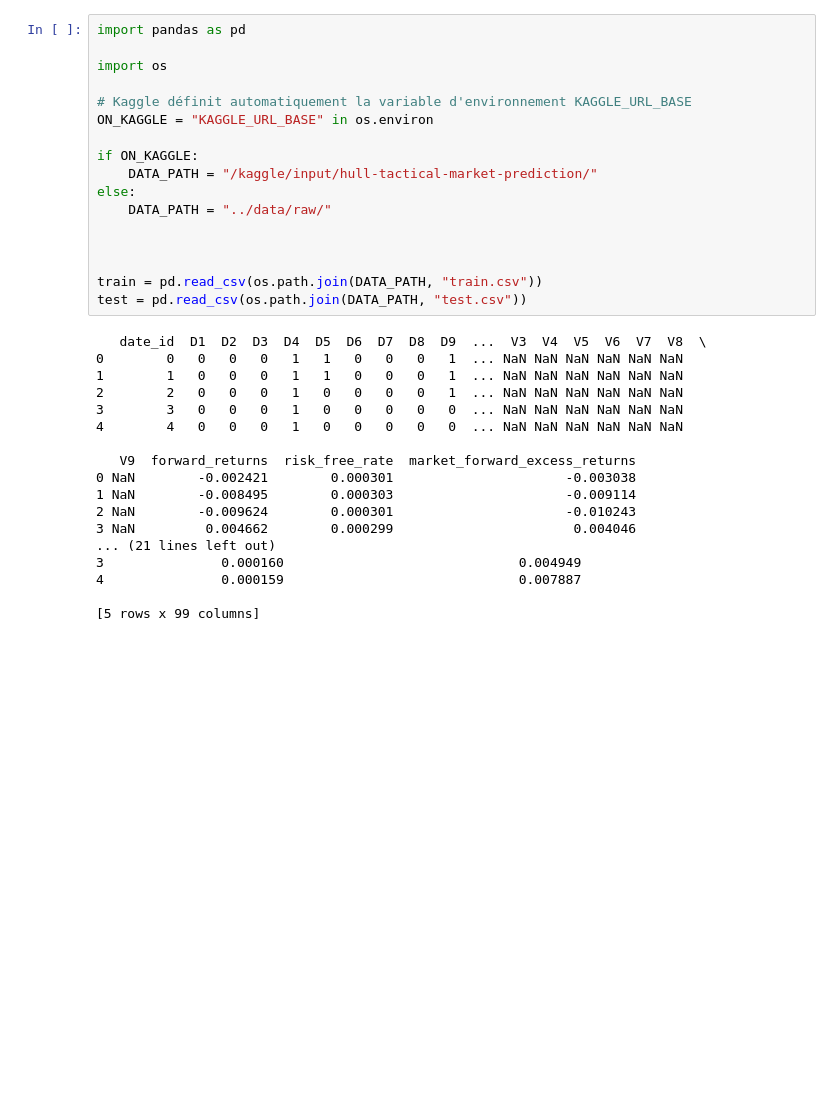
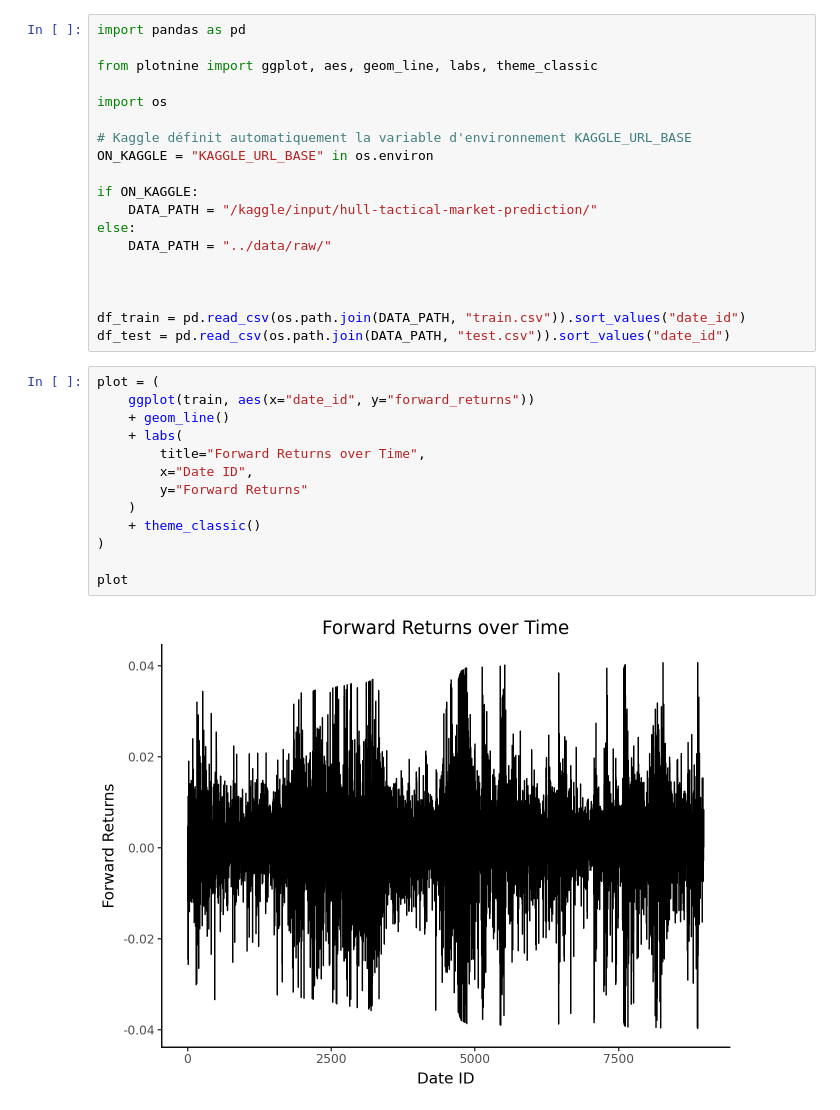
Before and after one commit to PaulCascarino/Kaggle-Hull_Market_Pred, a Jupyter notebook: notebooks/eda.ipynb, the cells around one changed output. Cells and saved outputs as stored; diff of their text form; blank space fills up the shorter version.

```diff
--- a/notebooks/eda.ipynb
+++ b/notebooks/eda.ipynb
@@ -1,5 +1,7 @@
 # %%
 import pandas as pd
+
+from plotnine import ggplot, aes, geom_line, labs, theme_classic
 
 import os
 
@@ -13,23 +15,20 @@ else:
 
 
 
-train = pd.read_csv(os.path.join(DATA_PATH, "train.csv"))
-test = pd.read_csv(os.path.join(DATA_PATH, "test.csv"))
+df_train = pd.read_csv(os.path.join(DATA_PATH, "train.csv")).sort_values("date_id")
+df_test = pd.read_csv(os.path.join(DATA_PATH, "test.csv")).sort_values("date_id")
-# %% [output]
-   date_id  D1  D2  D3  D4  D5  D6  D7  D8  D9  ...  V3  V4  V5  V6  V7  V8  \
-0        0   0   0   0   1   1   0   0   0   1  ... NaN NaN NaN NaN NaN NaN
-1        1   0   0   0   1   1   0   0   0   1  ... NaN NaN NaN NaN NaN NaN
-2        2   0   0   0   1   0   0   0   0   1  ... NaN NaN NaN NaN NaN NaN
-3        3   0   0   0   1   0   0   0   0   0  ... NaN NaN NaN NaN NaN NaN
-4        4   0   0   0   1   0   0   0   0   0  ... NaN NaN NaN NaN NaN NaN
-
-   V9  forward_returns  risk_free_rate  market_forward_excess_returns
-0 NaN        -0.002421        0.000301                      -0.003038
-1 NaN        -0.008495        0.000303                      -0.009114
-2 NaN        -0.009624        0.000301                      -0.010243
-3 NaN         0.004662        0.000299                       0.004046
-... (21 lines left out)
-3               0.000160                              0.004949
-4               0.000159                              0.007887
-
-[5 rows x 99 columns]
+# %%
+plot = (
+    ggplot(train, aes(x="date_id", y="forward_returns"))
+    + geom_line()
+    + labs(
+        title="Forward Returns over Time",
+        x="Date ID",
+        y="Forward Returns"
+    )
+    + theme_classic()
+)
+
+plot
+# %% [output]
+[figure, added]
```
Also changed, not shown: parts of 1 cell of this notebook, 1 other file.
